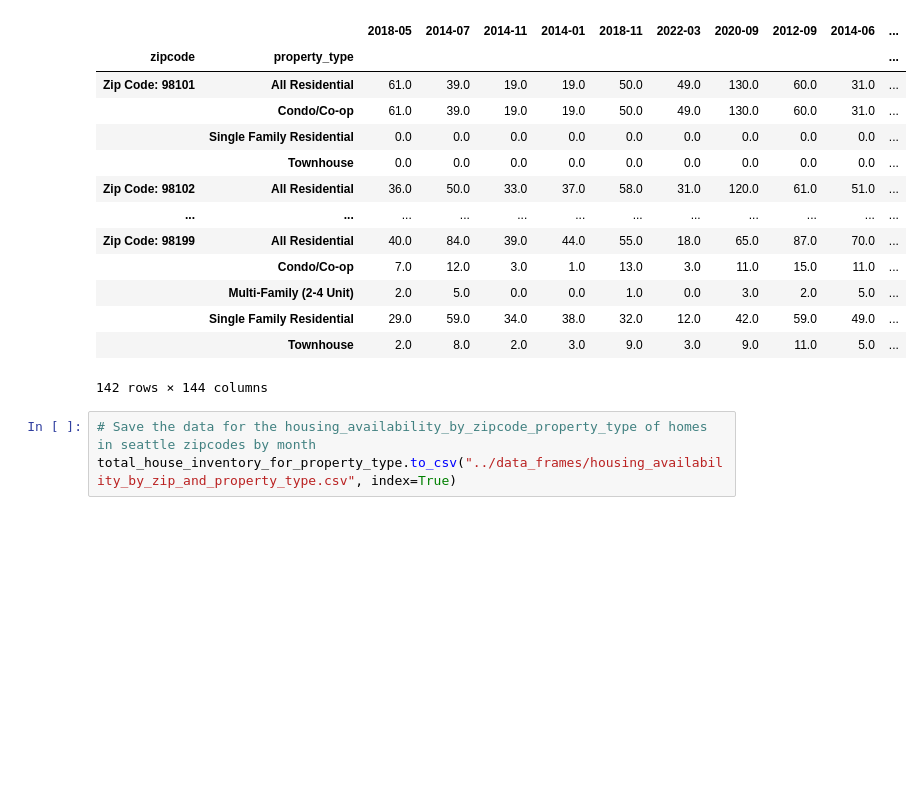
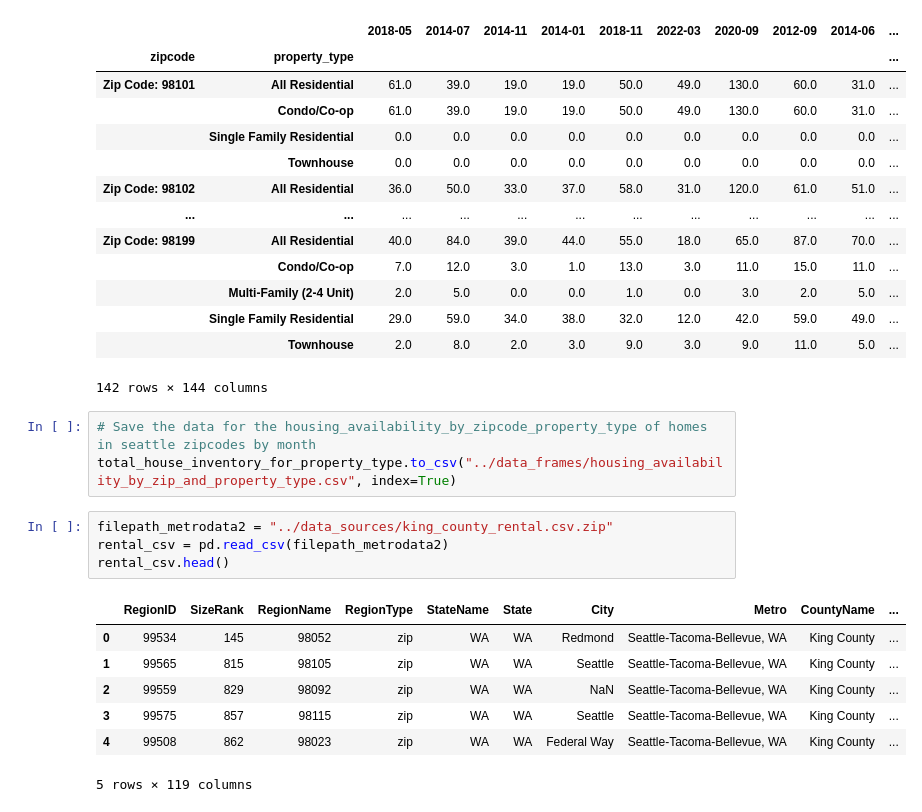
Before and after one commit to dylandevens/Housing_Project_rent_or_buy, a Jupyter notebook: Dylan/manipulation.ipynb, the cells around one changed output. Cells and saved outputs as stored; diff of their text form; blank space fills up the shorter version.

```diff
--- a/Dylan/manipulation.ipynb
+++ b/Dylan/manipulation.ipynb
@@ -717,3 +715,15 @@ total_house_inventory_for_property_type
 # %%
 # Save the data for the housing_availability_by_zipcode_property_type of homes in seattle zipcodes by month
 total_house_inventory_for_property_type.to_csv("../data_frames/housing_availability_by_zip_and_property_type.csv", index=True)
+# %%
+filepath_metrodata2 = "../data_sources/king_county_rental.csv.zip"
+rental_csv = pd.read_csv(filepath_metrodata2)
+rental_csv.head()
+# %% [output]
+|  | RegionID | SizeRank | RegionName | RegionType | StateName | State | City | Metro | CountyName | ... |
+| 0 | 99534 | 145 | 98052 | zip | WA | WA | Redmond | Seattle-Tacoma-Bellevue, WA | King County | ... |
+| 1 | 99565 | 815 | 98105 | zip | WA | WA | Seattle | Seattle-Tacoma-Bellevue, WA | King County | ... |
+| 2 | 99559 | 829 | 98092 | zip | WA | WA | NaN | Seattle-Tacoma-Bellevue, WA | King County | ... |
+| 3 | 99575 | 857 | 98115 | zip | WA | WA | Seattle | Seattle-Tacoma-Bellevue, WA | King County | ... |
+| 4 | 99508 | 862 | 98023 | zip | WA | WA | Federal Way | Seattle-Tacoma-Bellevue, WA | King County | ... |
+5 rows × 119 columns
```
Also changed, not shown: parts of 12 cells of this notebook, 3 other files.
